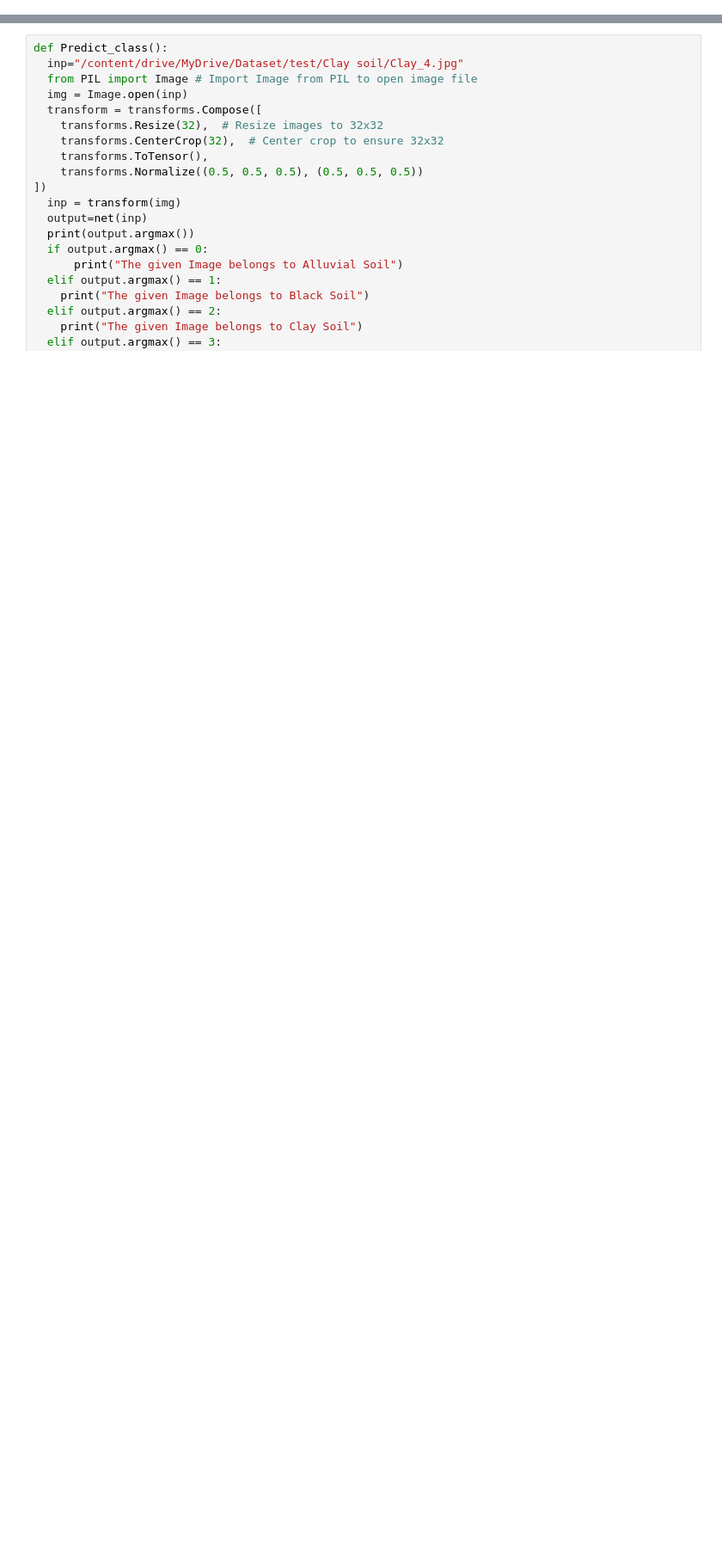
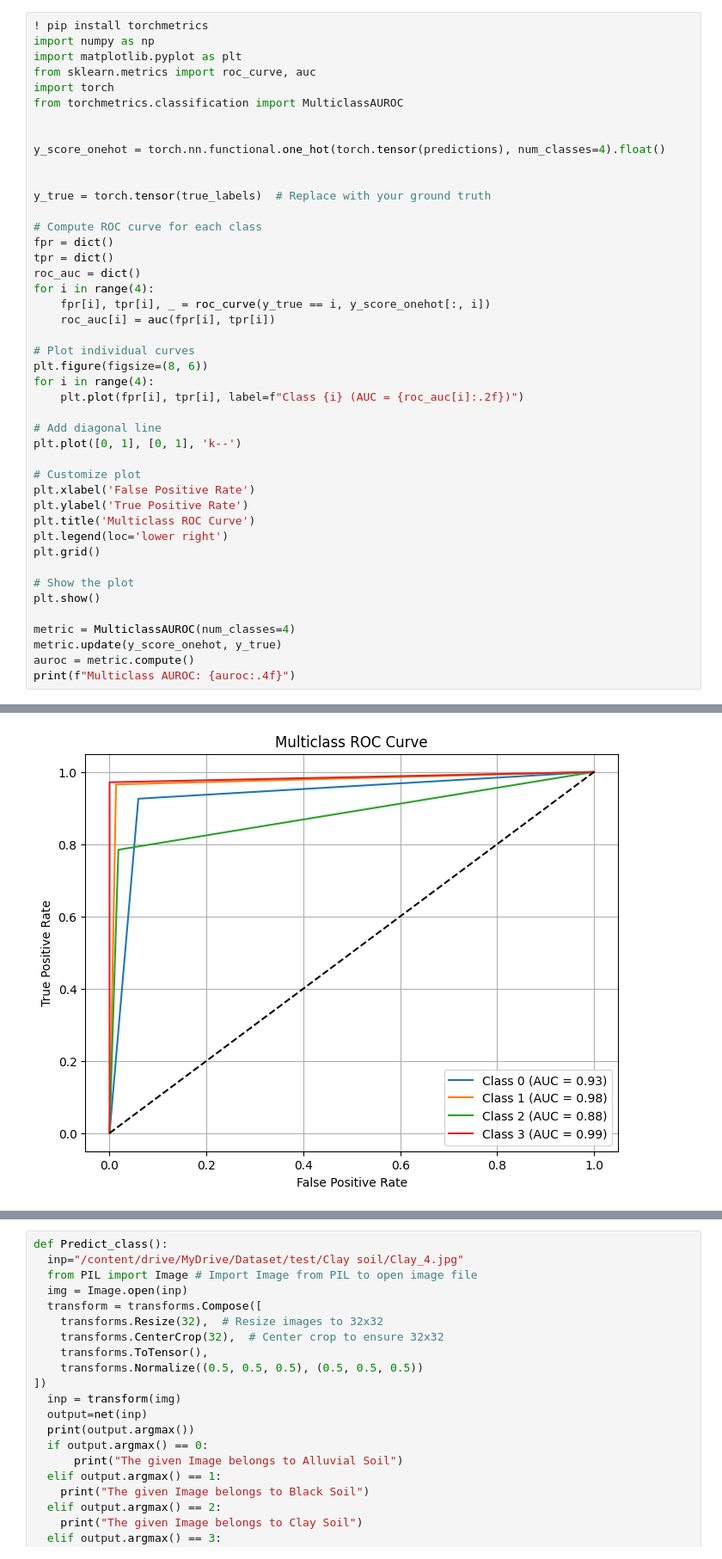
Before and after one commit to cleftwitch28/SOCL-PYQT5, a Jupyter notebook: ANN_SOCL.ipynb, the cells around one changed output, grey strips where cells are left out. Shown: that part at 86% size. Saved outputs shown, nothing was run; the diff lists cells and outputs as text; blank space fills up the shorter version.

```diff
--- a/ANN_SOCL.ipynb
+++ b/ANN_SOCL.ipynb
@@ -104,0 +101,45 @@ roc_auc = auc(fpr, tpr)
+# %%
+! pip install torchmetrics
+import numpy as np
+import matplotlib.pyplot as plt
+from sklearn.metrics import roc_curve, auc
+import torch
+from torchmetrics.classification import MulticlassAUROC
+
+
+y_score_onehot = torch.nn.functional.one_hot(torch.tensor(predictions), num_classes=4).float()
+
+
+y_true = torch.tensor(true_labels)  # Replace with your ground truth
+
+# Compute ROC curve for each class
+fpr = dict()
+tpr = dict()
+roc_auc = dict()
+for i in range(4):
+    fpr[i], tpr[i], _ = roc_curve(y_true == i, y_score_onehot[:, i])
+    roc_auc[i] = auc(fpr[i], tpr[i])
+
+# Plot individual curves
+plt.figure(figsize=(8, 6))
+for i in range(4):
+    plt.plot(fpr[i], tpr[i], label=f"Class {i} (AUC = {roc_auc[i]:.2f})")
+
+# Add diagonal line
+plt.plot([0, 1], [0, 1], 'k--')
+
+# Customize plot
+plt.xlabel('False Positive Rate')
+plt.ylabel('True Positive Rate')
+plt.title('Multiclass ROC Curve')
+plt.legend(loc='lower right')
+plt.grid()
+
+# Show the plot
+plt.show()
+
+metric = MulticlassAUROC(num_classes=4)
+metric.update(y_score_onehot, y_true)
+auroc = metric.compute()
+print(f"Multiclass AUROC: {auroc:.4f}")
+# %% [output]
@@ -104,0 +163 @@ roc_auc = auc(fpr, tpr)
+[figure, added]
```
Also changed, not shown: parts of 4 cells of this notebook.
